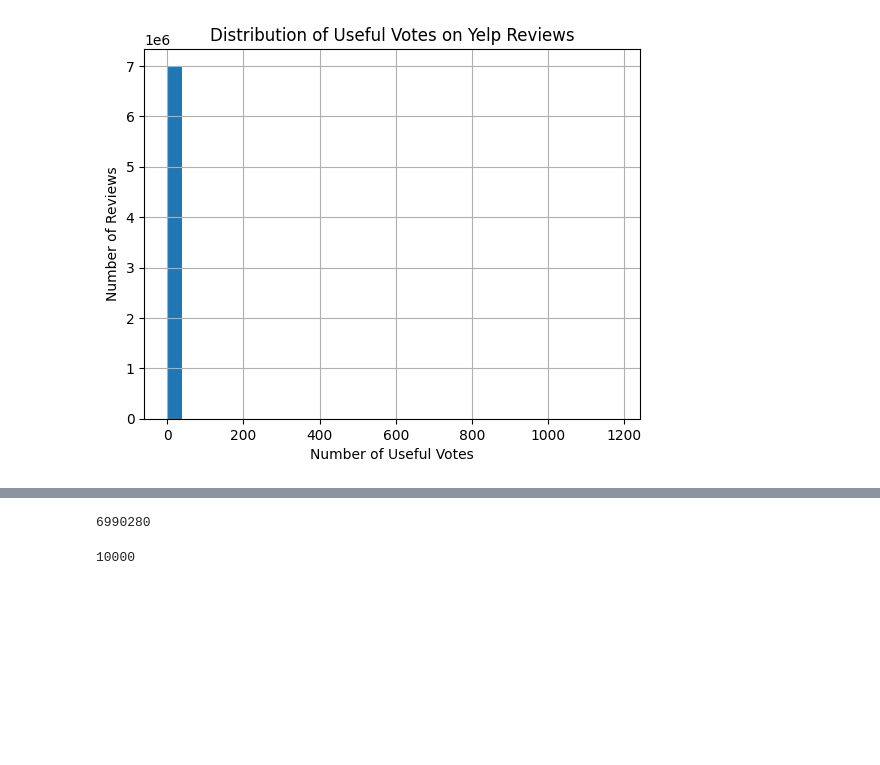
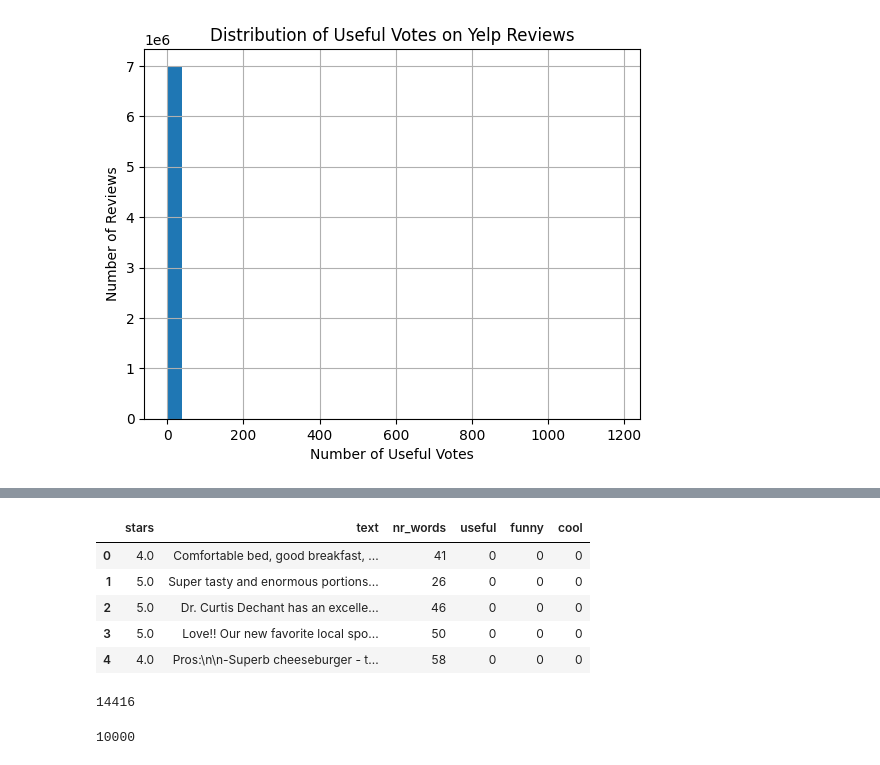
Before and after one commit to elenanespolo/Sentiment_Sarcasm_Analysis, a Jupyter notebook: dataset.ipynb, the cells around one changed output, grey strips where cells are left out. Drawn from its saved outputs; the diff is of its cells as text; code cells hidden in the pictures; blank space fills up the shorter version.

Commit message:
add filtered reviews dataset

```diff
--- a/dataset.ipynb
+++ b/dataset.ipynb
@@ -105,4 +108,33 @@ plt.show()
 # %%
-len(review_df)
+review_df['nr_words'] = nr_words_yelp
-# %% [output]
-6990280
+# %%
+prob_to_keep = [math.exp(-(n-55)**2/200)/math.sqrt(200*math.pi) for n in nr_words_yelp]
+index_list = []
+
+pbar =tqdm()
+for row in review_df.itertuples():
+    pbar.update(1)
+    if prob_to_keep[row.Index] > np.random.rand():
+        index_list.append(row.Index)
+# %%
+columns_to_keep = ['stars', 'text', 'nr_words', 'useful', 'funny', 'cool']
+pbar = tqdm()
+filtered_review_data = []
+for idx in index_list:
+    pbar.update(1)
+    filtered_review_data.append({col: review_df.iloc[idx][col] for col in columns_to_keep})
+pbar.close()
+filtered_review_df = pd.DataFrame(filtered_review_data)
+filtered_review_df.head()
+# %% [output]
+|  | stars | text | nr_words | useful | funny | cool |
+| 0 | 4.0 | Comfortable bed, good breakfast, ... | 41 | 0 | 0 | 0 |
+| 1 | 5.0 | Super tasty and enormous portions... | 26 | 0 | 0 | 0 |
+| 2 | 5.0 | Dr. Curtis Dechant has an excelle... | 46 | 0 | 0 | 0 |
+| 3 | 5.0 | Love!! Our new favorite local spo... | 50 | 0 | 0 | 0 |
+| 4 | 4.0 | Pros:\n\n-Superb cheeseburger - t... | 58 | 0 | 0 | 0 |
+# %%
+filtered_review_df = filtered_review_df[(filtered_review_df['stars'] == 2) | (filtered_review_df['stars'] == 4)]
+len(filtered_review_df)
+# %% [output]
+14416
```
Also changed, not shown: parts of 3 cells of this notebook, 1 other file.
